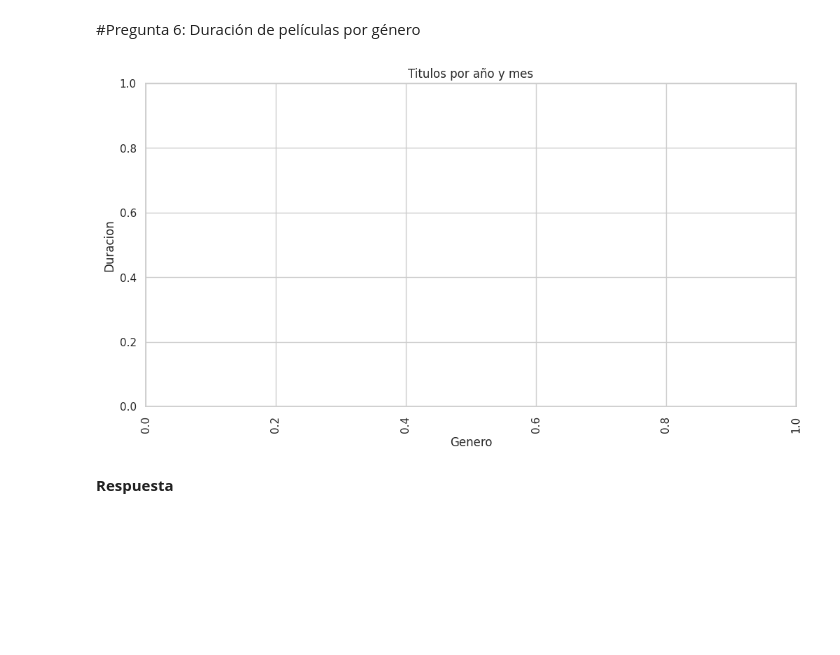
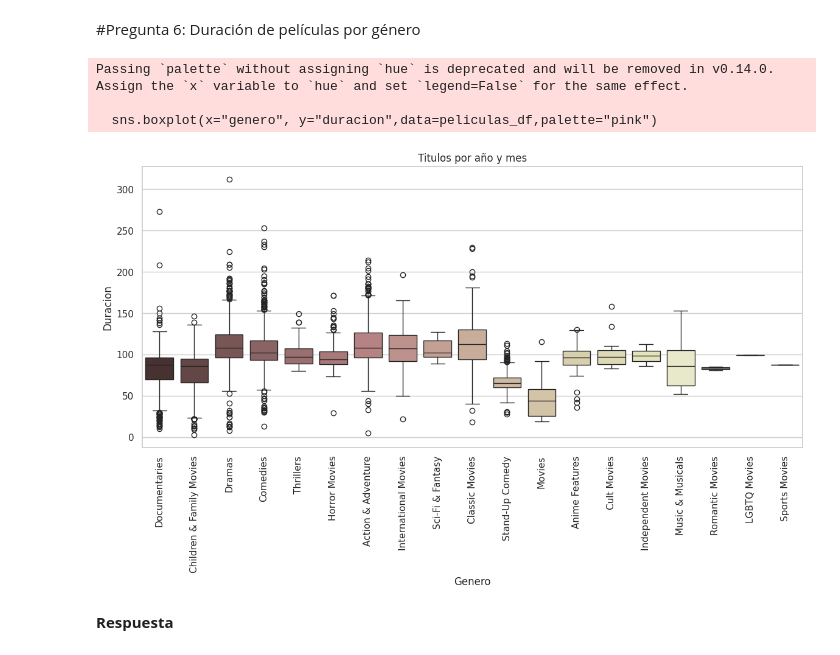
Before and after one commit to baitiarecorvalan/MAT281-Entregables, a Jupyter notebook: docs/codes/labs/lab_05.ipynb, the cells around one changed output. Saved outputs shown, nothing was run; the diff lists cells and outputs as text; code cells hidden in the pictures; blank space fills up the shorter version.

```diff
--- a/docs/codes/labs/lab_05.ipynb
+++ b/docs/codes/labs/lab_05.ipynb
@@ -168,18 +168,21 @@ plt.show()
 # %% [markdown]
 #Pregunta 6: Duración de películas por género
 # %%
-peliculas_df=df[df["type"]=="Movies"].copy()
-peliculas_df["duration_minutes"]=peliculas_df["duration"].str.extract("(\d+)").astype(float)
-peliculas_df["main_genre"]=peliculas_df["listed_in"].str.split(",").str[0]
-plt.figure(figsize=(12,6))
-sns.boxplot(x="main_genre", y="duration_minutes",data=peliculas_df,palette="pink")
+peliculas_df=df[df["type"]=="Movie"].copy()
+peliculas_df["duracion"]=peliculas_df["duration"].str.extract("(\d+)").astype(float)
+peliculas_df["genero"]=peliculas_df["listed_in"].str.split(",").str[0]
+plt.figure(figsize=(14,6))
+sns.boxplot(x="genero", y="duracion",data=peliculas_df,palette="pink")
+plt.xticks(rotation=90)
 plt.title("Titulos por año y mes")
-plt.xticks(rotation=90)
 plt.xlabel("Genero")
 plt.ylabel("Duracion")
 plt.show()
 # %% [output]
+Passing `palette` without assigning `hue` is deprecated and will be removed in v0.14.0. Assign the `x` variable to `hue` and set `legend=False` for the same effect.
+
+  sns.boxplot(x="genero", y="duracion",data=peliculas_df,palette="pink")
-[figure, old version]
+[figure, new version]
 # %% [markdown]
 **Respuesta**
 # %% [markdown]
```
Also changed, not shown: parts of 13 cells of this notebook.
